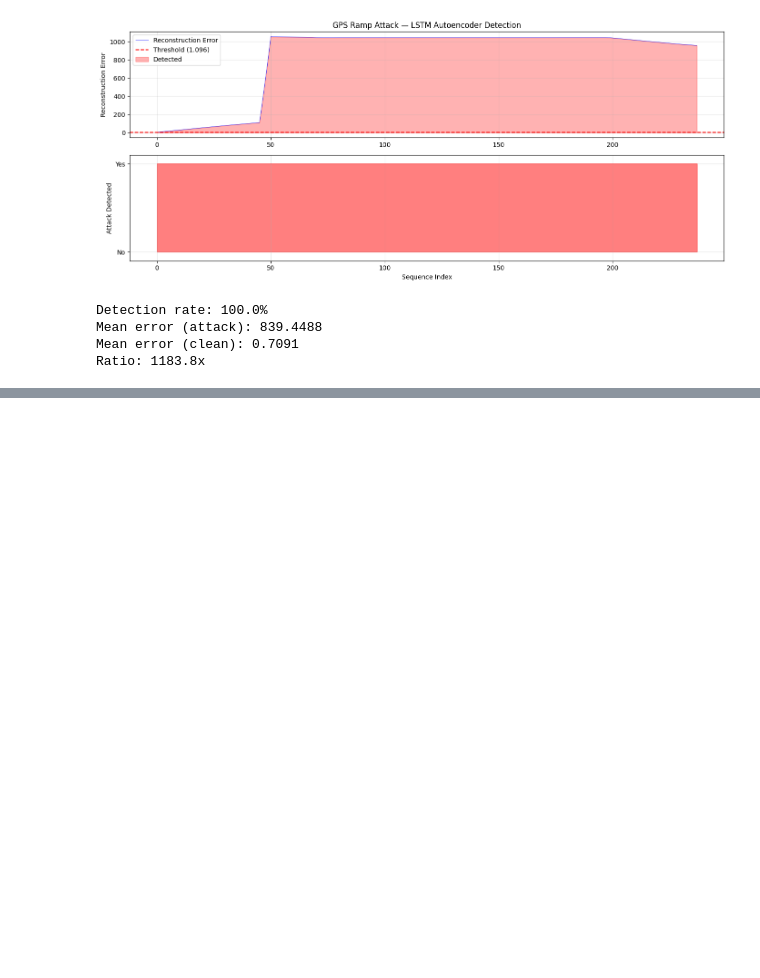
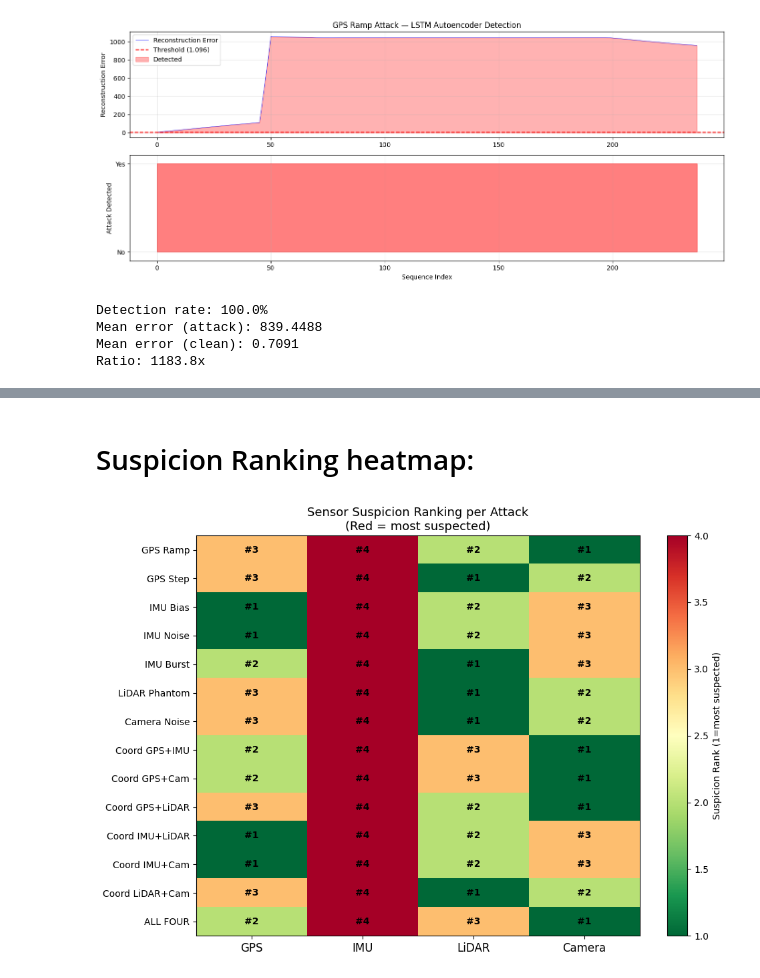
Before and after one commit to itsdharani/SensorTrust, a Jupyter notebook: notebooks/full_pipeline.ipynb, the cells around one changed output, grey strips where cells are left out. Saved outputs shown, nothing was run; the diff lists cells and outputs as text; code cells hidden in the pictures; blank space fills up the shorter version.

```diff
--- a/notebooks/full_pipeline.ipynb
+++ b/notebooks/full_pipeline.ipynb
@@ -777,0 +1148,38 @@ Ratio: 1183.8x
+# %% [markdown]
+# Suspicion Ranking heatmap:
+# %%
+import matplotlib.patches as mpatches
+
+attack_names_plot = list(trust_results.keys())
+sensors = ['gps', 'imu', 'lidar', 'camera']
+colors  = {'gps': '#e74c3c', 'imu': '#3498db', 'lidar': '#2ecc71', 'camera': '#f39c12'}
+
+# build suspicion rank matrix (1=most suspected, 4=least)
+rank_matrix = np.zeros((len(attack_names_plot), 4))
+
+for i, name in enumerate(attack_names_plot):
+    ranking = trust_results[name]['ranking']
+    for rank_pos, (sensor, _) in enumerate(ranking):
+        j = sensors.index(sensor)
+        rank_matrix[i, j] = rank_pos + 1  # 1=most suspected
+
+fig, ax = plt.subplots(figsize=(10, 7))
+im = ax.imshow(rank_matrix, cmap='RdYlGn_r', aspect='auto', vmin=1, vmax=4)
+
+ax.set_xticks(range(4))
+ax.set_xticklabels(['GPS', 'IMU', 'LiDAR', 'Camera'], fontsize=12)
+ax.set_yticks(range(len(attack_names_plot)))
+ax.set_yticklabels(attack_names_plot, fontsize=10)
+
+for i in range(len(attack_names_plot)):
+    for j in range(4):
+        ax.text(j, i, f'#{int(rank_matrix[i,j])}',
+                ha='center', va='center', fontsize=10, fontweight='bold')
+
+plt.colorbar(im, ax=ax, label='Suspicion Rank (1=most suspected)')
+ax.set_title('Sensor Suspicion Ranking per Attack\n(Red = most suspected)', fontsize=13)
+plt.tight_layout()
+plt.savefig('../results/plots/suspicion_ranking_heatmap.png', dpi=150, bbox_inches='tight')
+plt.show()
+# %% [output]
+[figure, added]
```
Also changed, not shown: parts of 52 cells of this notebook, 1 other file.
